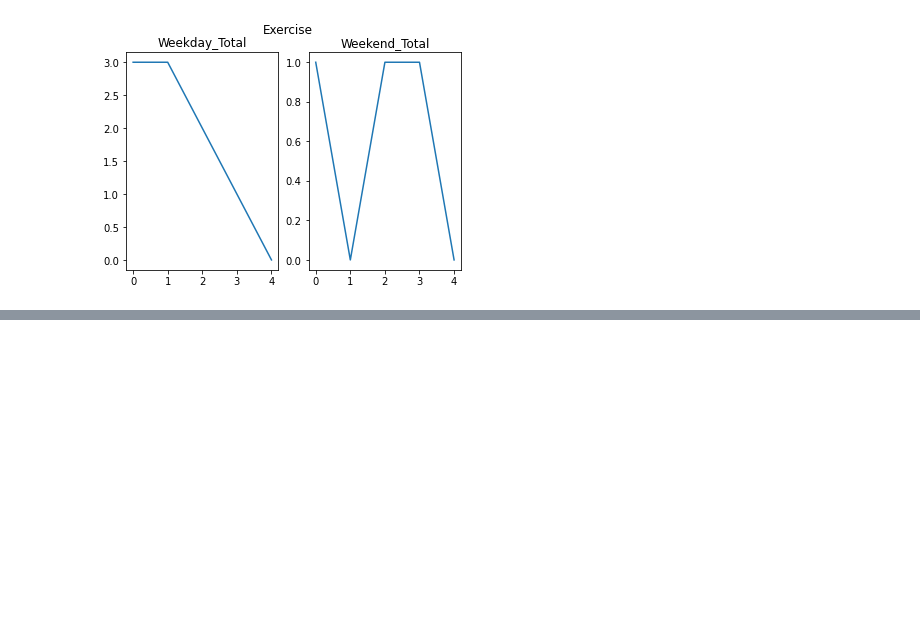
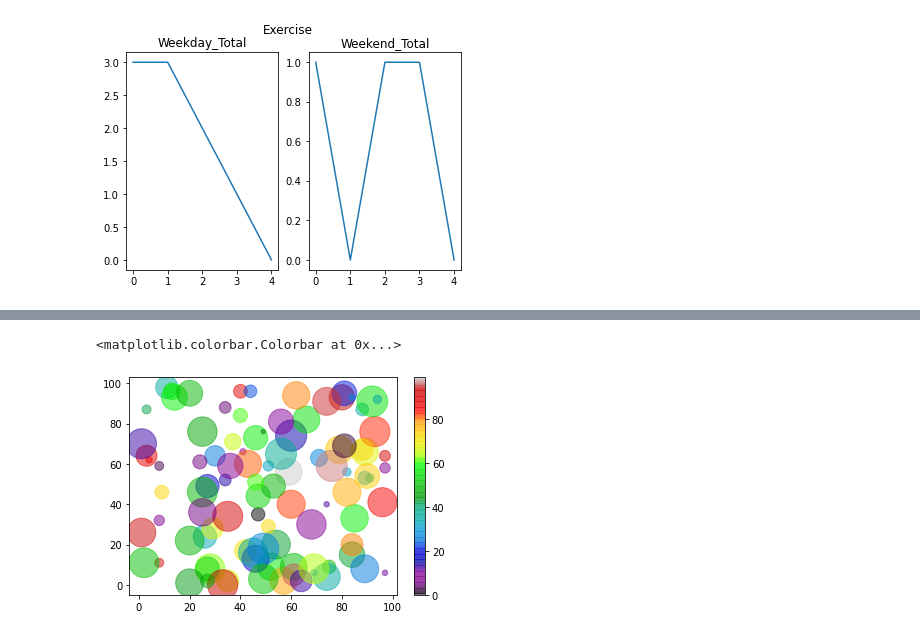
Before and after one commit to krystinli/Legoland, a Jupyter notebook: python/2022-03_Matplotlib.ipynb, the cells around one changed output, grey strips where cells are left out. Saved outputs shown, nothing was run; the diff lists cells and outputs as text; code cells hidden in the pictures; blank space fills up the shorter version.

```diff
--- a/python/2022-03_Matplotlib.ipynb
+++ b/python/2022-03_Matplotlib.ipynb
@@ -118,0 +166,16 @@ Text(0.5, 0.98, 'Exercise')
+# %%
+# 100 random numbers plot
+
+plt.scatter(
+    x = np.random.randint(100, size=(100)),
+    y = np.random.randint(100, size=(100)),
+    c = np.random.randint(100, size=(100)),
+    s = np.random.randint(100, size=(100))*10,
+    alpha=0.5,
+    cmap='nipy_spectral'
+)
+
+plt.colorbar()
+# %% [output]
+<matplotlib.colorbar.Colorbar at 0x...>
+[figure, added]
```
Also changed, not shown: parts of 17 cells of this notebook.
